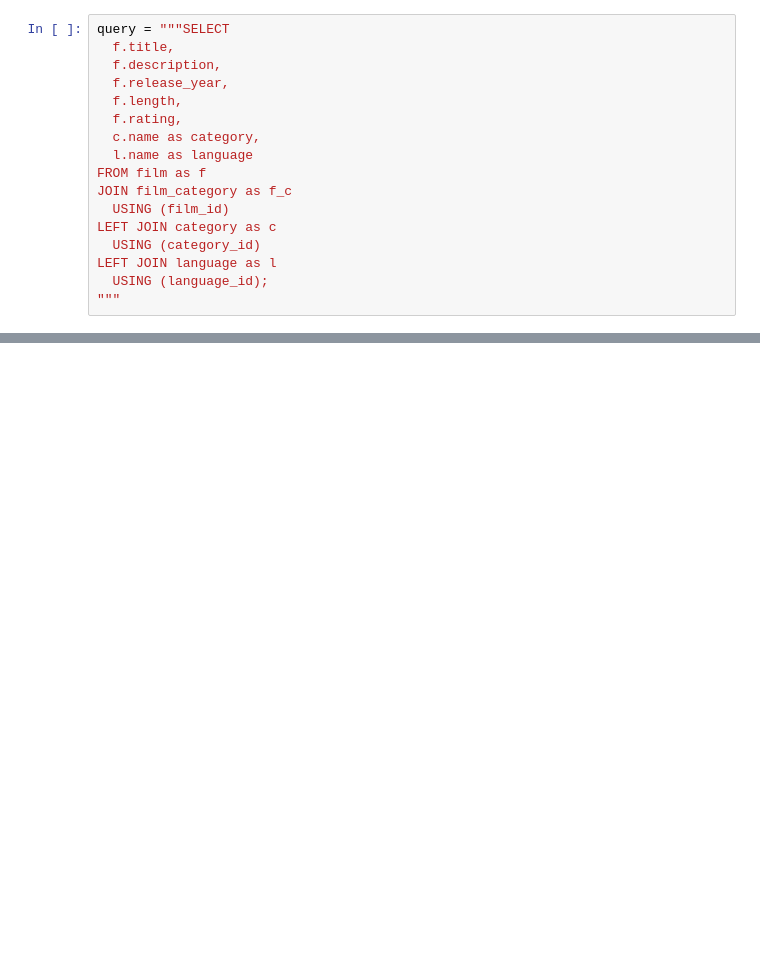
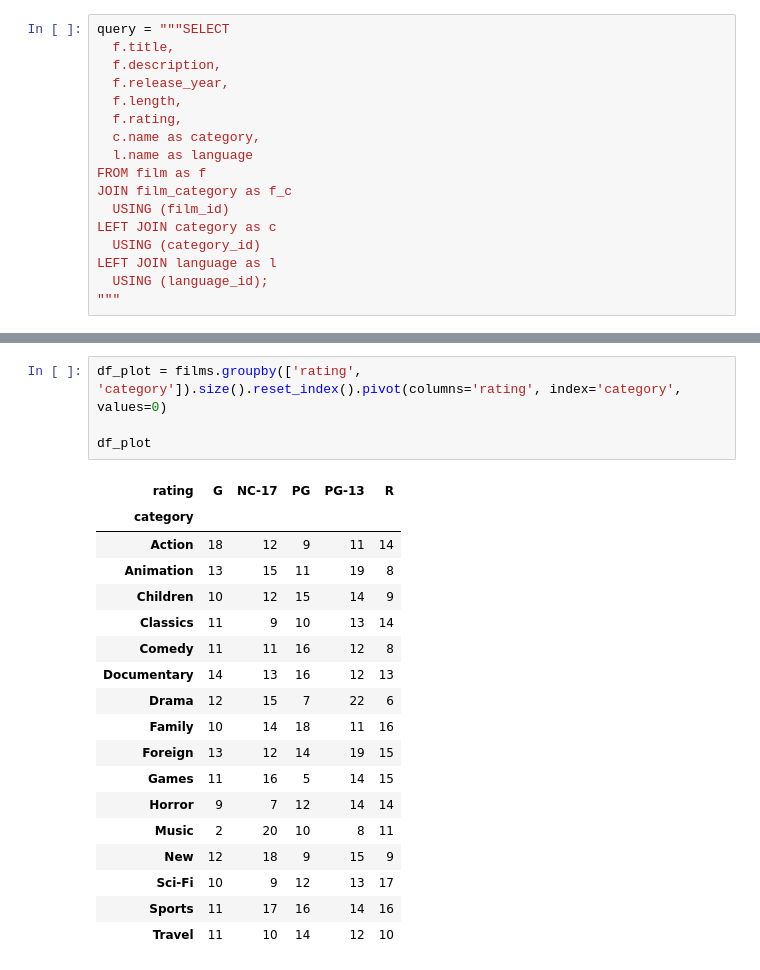
Before and after one commit to HKuz/Using_Databases_in_Python, a Jupyter notebook: Database_Demo_Code.ipynb, the cells around one changed output, grey strips where cells are left out. Drawn from its saved outputs; the diff is of its cells as text; blank space fills up the shorter version.

```diff
--- a/Database_Demo_Code.ipynb
+++ b/Database_Demo_Code.ipynb
@@ -219,0 +214,23 @@ Name: category, dtype: int64
+# %%
+df_plot = films.groupby(['rating', 'category']).size().reset_index().pivot(columns='rating', index='category', values=0)
+
+df_plot
+# %% [output]
+| rating | G | NC-17 | PG | PG-13 | R |
+| category |  |  |  |  |  |
+| Action | 18 | 12 | 9 | 11 | 14 |
+| Animation | 13 | 15 | 11 | 19 | 8 |
+| Children | 10 | 12 | 15 | 14 | 9 |
+| Classics | 11 | 9 | 10 | 13 | 14 |
+| Comedy | 11 | 11 | 16 | 12 | 8 |
+| Documentary | 14 | 13 | 16 | 12 | 13 |
+| Drama | 12 | 15 | 7 | 22 | 6 |
+| Family | 10 | 14 | 18 | 11 | 16 |
+| Foreign | 13 | 12 | 14 | 19 | 15 |
+| Games | 11 | 16 | 5 | 14 | 15 |
+| Horror | 9 | 7 | 12 | 14 | 14 |
+| Music | 2 | 20 | 10 | 8 | 11 |
+| New | 12 | 18 | 9 | 15 | 9 |
+| Sci-Fi | 10 | 9 | 12 | 13 | 17 |
+| Sports | 11 | 17 | 16 | 14 | 16 |
+| Travel | 11 | 10 | 14 | 12 | 10 |
```
Also changed, not shown: parts of 11 cells of this notebook.
